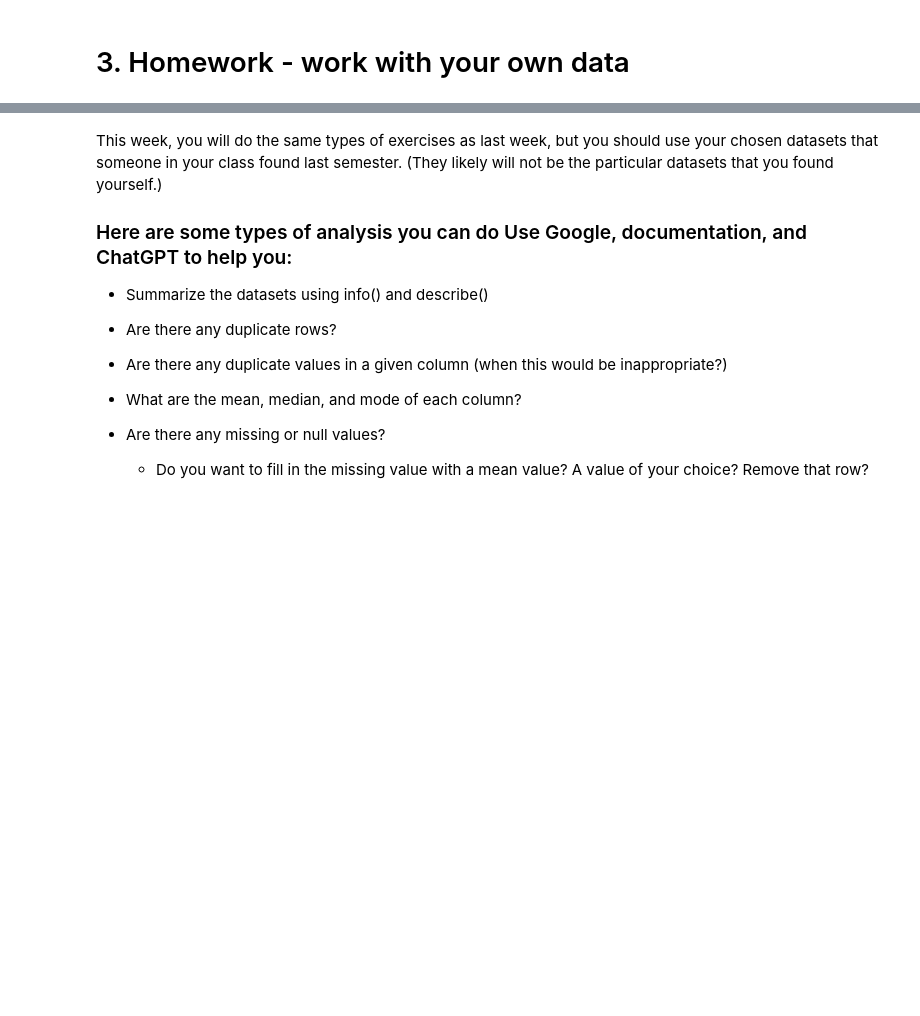
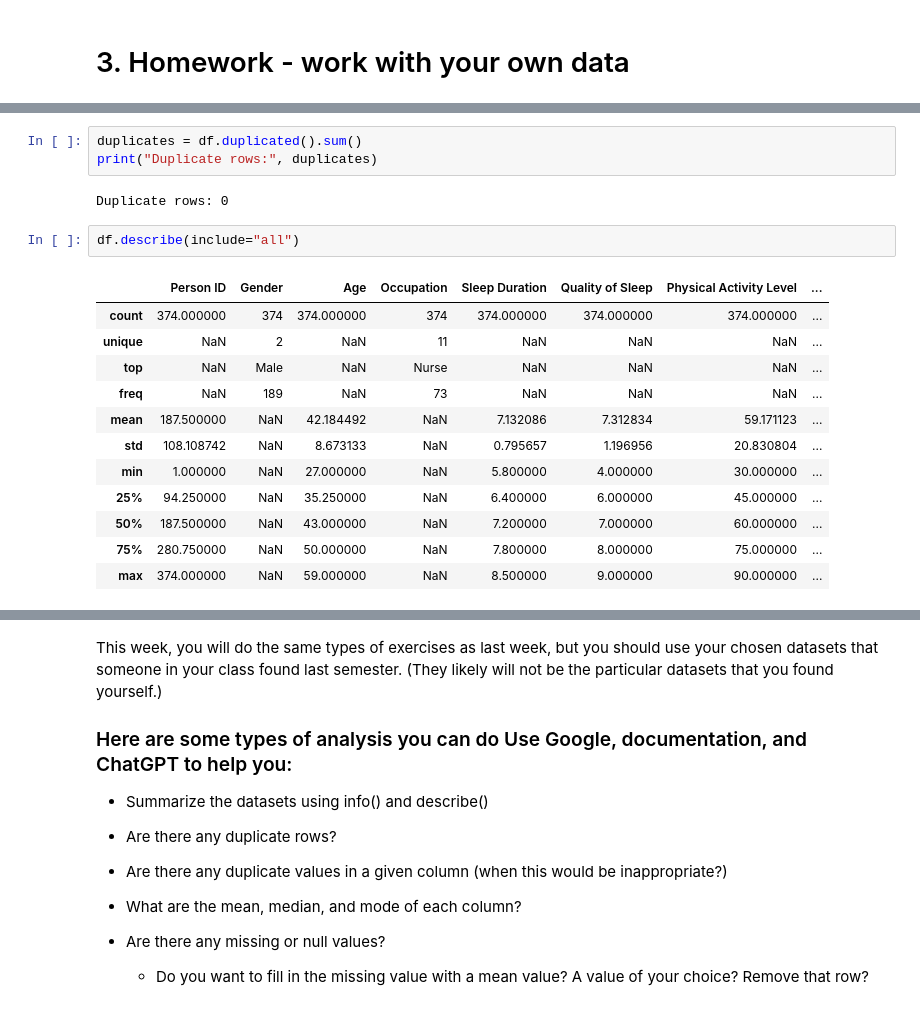
Before and after one commit to asabsovich/Module-B-semester-2, a Jupyter notebook: Week2.ipynb, the cells around one changed output, grey strips where cells are left out. Saved outputs shown, nothing was run; the diff lists cells and outputs as text; blank space fills up the shorter version.

```diff
--- a/Week2.ipynb
+++ b/Week2.ipynb
@@ -18,0 +70,20 @@ from datetime import datetime, timedelta
+# %%
+duplicates = df.duplicated().sum()
+print("Duplicate rows:", duplicates)
+# %% [output]
+Duplicate rows: 0
+# %%
+df.describe(include="all")
+# %% [output]
+|  | Person ID | Gender | Age | Occupation | Sleep Duration | Quality of Sleep | Physical Activity Level | ... |
+| count | 374.000000 | 374 | 374.000000 | 374 | 374.000000 | 374.000000 | 374.000000 | ... |
+| unique | NaN | 2 | NaN | 11 | NaN | NaN | NaN | ... |
+| top | NaN | Male | NaN | Nurse | NaN | NaN | NaN | ... |
+| freq | NaN | 189 | NaN | 73 | NaN | NaN | NaN | ... |
+| mean | 187.500000 | NaN | 42.184492 | NaN | 7.132086 | 7.312834 | 59.171123 | ... |
+| std | 108.108742 | NaN | 8.673133 | NaN | 0.795657 | 1.196956 | 20.830804 | ... |
+| min | 1.000000 | NaN | 27.000000 | NaN | 5.800000 | 4.000000 | 30.000000 | ... |
+| 25% | 94.250000 | NaN | 35.250000 | NaN | 6.400000 | 6.000000 | 45.000000 | ... |
+| 50% | 187.500000 | NaN | 43.000000 | NaN | 7.200000 | 7.000000 | 60.000000 | ... |
+| 75% | 280.750000 | NaN | 50.000000 | NaN | 7.800000 | 8.000000 | 75.000000 | ... |
+| max | 374.000000 | NaN | 59.000000 | NaN | 8.500000 | 9.000000 | 90.000000 | ... |
```
Also changed, not shown: parts of 10 cells of this notebook, 1 other file.
